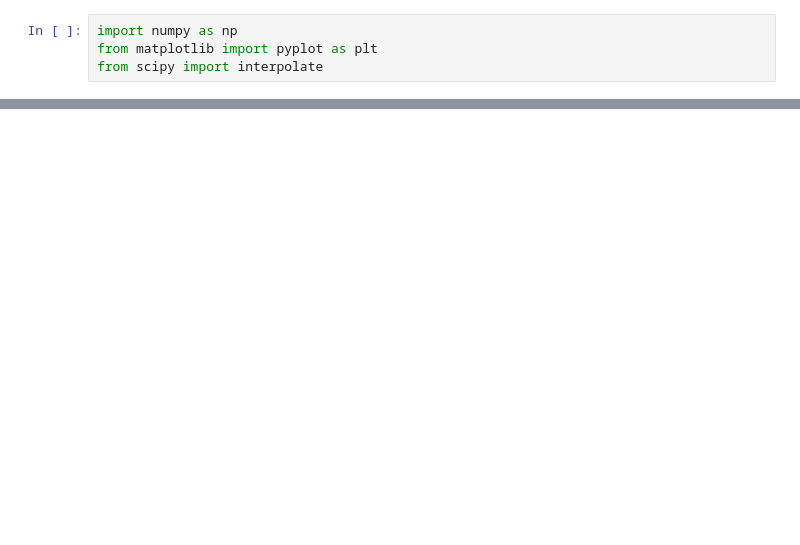
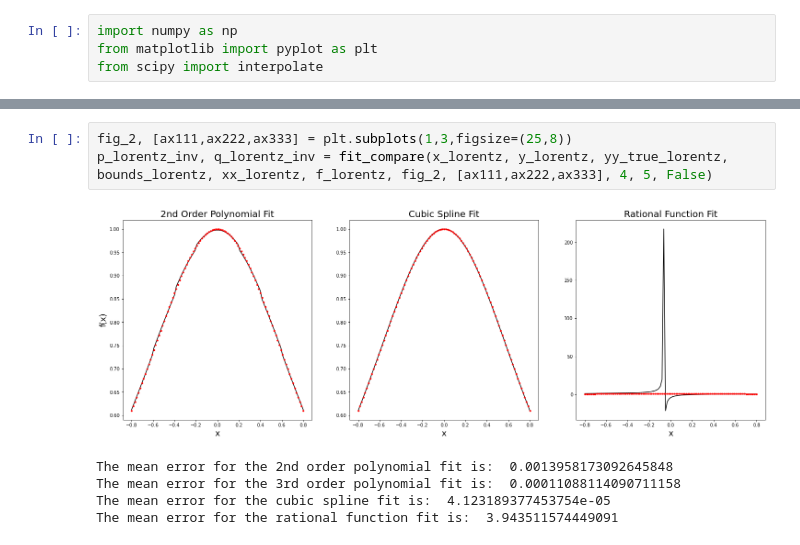
Before and after one commit to megancvitan/PHYS512-Computational-Physics, a Jupyter notebook: assignment_1/question_3.ipynb, the cells around one changed output, grey strips where cells are left out. Cells and saved outputs as stored; diff of their text form; blank space fills up the shorter version.

```diff
--- a/assignment_1/question_3.ipynb
+++ b/assignment_1/question_3.ipynb
@@ -78,0 +167,9 @@ x = np.linspace(x_min, x_max, 11)
+# %%
+fig_2, [ax111,ax222,ax333] = plt.subplots(1,3,figsize=(25,8))
+p_lorentz_inv, q_lorentz_inv = fit_compare(x_lorentz, y_lorentz, yy_true_lorentz, bounds_lorentz, xx_lorentz, f_lorentz, fig_2, [ax111,ax222,ax333], 4, 5, False)
+# %% [output]
+[figure, added]
+The mean error for the 2nd order polynomial fit is:  0.0013958173092645848
+The mean error for the 3rd order polynomial fit is:  0.00011088114090711158
+The mean error for the cubic spline fit is:  4.123189377453754e-05
+The mean error for the rational function fit is:  3.943511574449091
```
Also changed, not shown: parts of 15 cells of this notebook.
